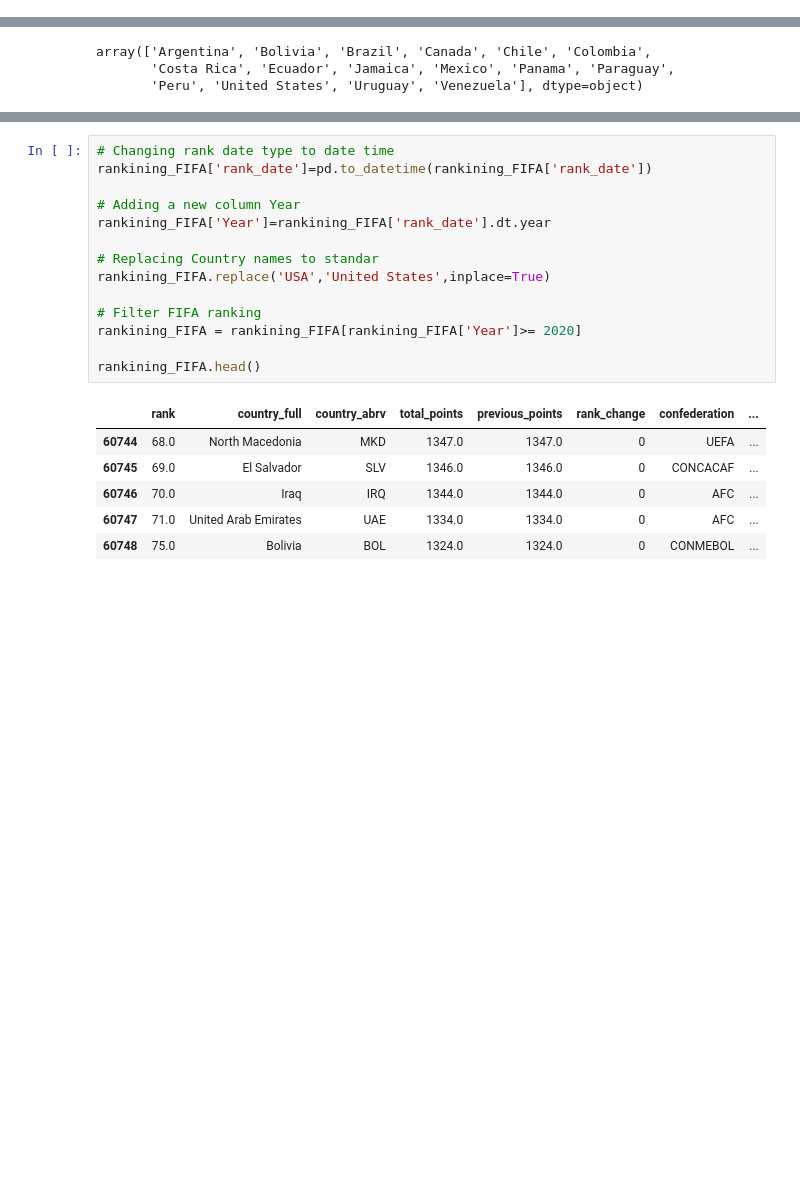
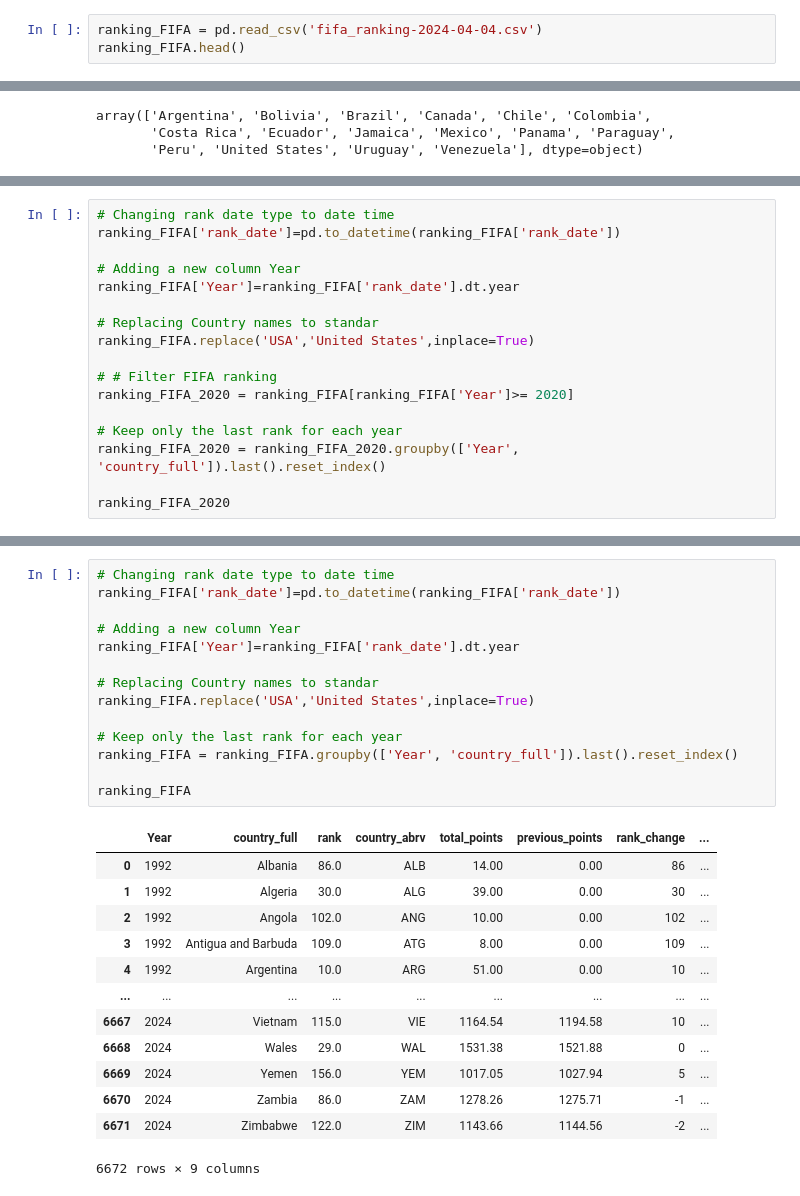
Before and after one commit to arielwendichansky/Copa-America-Model-2024, a Jupyter notebook: Copa_America_final_project.ipynb, the cells around one changed output, grey strips where cells are left out. Cells and saved outputs as stored; diff of their text form; blank space fills up the shorter version.

```diff
--- a/Copa_America_final_project.ipynb
+++ b/Copa_America_final_project.ipynb
@@ -1518,0 +1513,3 @@ df[df.Nation == 'Panama']
+# %%
+ranking_FIFA = pd.read_csv('fifa_ranking-2024-04-04.csv')
+ranking_FIFA.head()
@@ -1559,0 +1641,17 @@ array(['Argentina', 'Bolivia', 'Brazil', 'Canada', 'Chile', 'Colombia',
+# %%
+# Changing rank date type to date time
+ranking_FIFA['rank_date']=pd.to_datetime(ranking_FIFA['rank_date'])
+
+# Adding a new column Year
+ranking_FIFA['Year']=ranking_FIFA['rank_date'].dt.year
+
+# Replacing Country names to standar
+ranking_FIFA.replace('USA','United States',inplace=True)
+
+# # Filter FIFA ranking
+ranking_FIFA_2020 = ranking_FIFA[ranking_FIFA['Year']>= 2020]
+
+# Keep only the last rank for each year
+ranking_FIFA_2020 = ranking_FIFA_2020.groupby(['Year', 'country_full']).last().reset_index()
+
+ranking_FIFA_2020
@@ -1633,23 +1783,30 @@ hs_df
 # %%
 # Changing rank date type to date time
-rankining_FIFA['rank_date']=pd.to_datetime(rankining_FIFA['rank_date'])
+ranking_FIFA['rank_date']=pd.to_datetime(ranking_FIFA['rank_date'])
 
 # Adding a new column Year
-rankining_FIFA['Year']=rankining_FIFA['rank_date'].dt.year
+ranking_FIFA['Year']=ranking_FIFA['rank_date'].dt.year
 
 # Replacing Country names to standar
-rankining_FIFA.replace('USA','United States',inplace=True)
+ranking_FIFA.replace('USA','United States',inplace=True)
 
-# Filter FIFA ranking
-rankining_FIFA = rankining_FIFA[rankining_FIFA['Year']>= 2020]
+# Keep only the last rank for each year
+ranking_FIFA = ranking_FIFA.groupby(['Year', 'country_full']).last().reset_index()
 
-rankining_FIFA.head()
+ranking_FIFA
 # %% [output]
-|  | rank | country_full | country_abrv | total_points | previous_points | rank_change | confederation | ... |
-| 60744 | 68.0 | North Macedonia | MKD | 1347.0 | 1347.0 | 0 | UEFA | ... |
-| 60745 | 69.0 | El Salvador | SLV | 1346.0 | 1346.0 | 0 | CONCACAF | ... |
-| 60746 | 70.0 | Iraq | IRQ | 1344.0 | 1344.0 | 0 | AFC | ... |
-| 60747 | 71.0 | United Arab Emirates | UAE | 1334.0 | 1334.0 | 0 | AFC | ... |
-| 60748 | 75.0 | Bolivia | BOL | 1324.0 | 1324.0 | 0 | CONMEBOL | ... |
+|  | Year | country_full | rank | country_abrv | total_points | previous_points | rank_change | ... |
+| 0 | 1992 | Albania | 86.0 | ALB | 14.00 | 0.00 | 86 | ... |
+| 1 | 1992 | Algeria | 30.0 | ALG | 39.00 | 0.00 | 30 | ... |
+| 2 | 1992 | Angola | 102.0 | ANG | 10.00 | 0.00 | 102 | ... |
+| 3 | 1992 | Antigua and Barbuda | 109.0 | ATG | 8.00 | 0.00 | 109 | ... |
+| 4 | 1992 | Argentina | 10.0 | ARG | 51.00 | 0.00 | 10 | ... |
+| ... | ... | ... | ... | ... | ... | ... | ... | ... |
+| 6667 | 2024 | Vietnam | 115.0 | VIE | 1164.54 | 1194.58 | 10 | ... |
+| 6668 | 2024 | Wales | 29.0 | WAL | 1531.38 | 1521.88 | 0 | ... |
+| 6669 | 2024 | Yemen | 156.0 | YEM | 1017.05 | 1027.94 | 5 | ... |
+| 6670 | 2024 | Zambia | 86.0 | ZAM | 1278.26 | 1275.71 | -1 | ... |
+| 6671 | 2024 | Zimbabwe | 122.0 | ZIM | 1143.66 | 1144.56 | -2 | ... |
+6672 rows × 9 columns
 # %%
 # Adding ranking FIFA to played_games dataset
```
Also changed, not shown: parts of 74 cells of this notebook.
